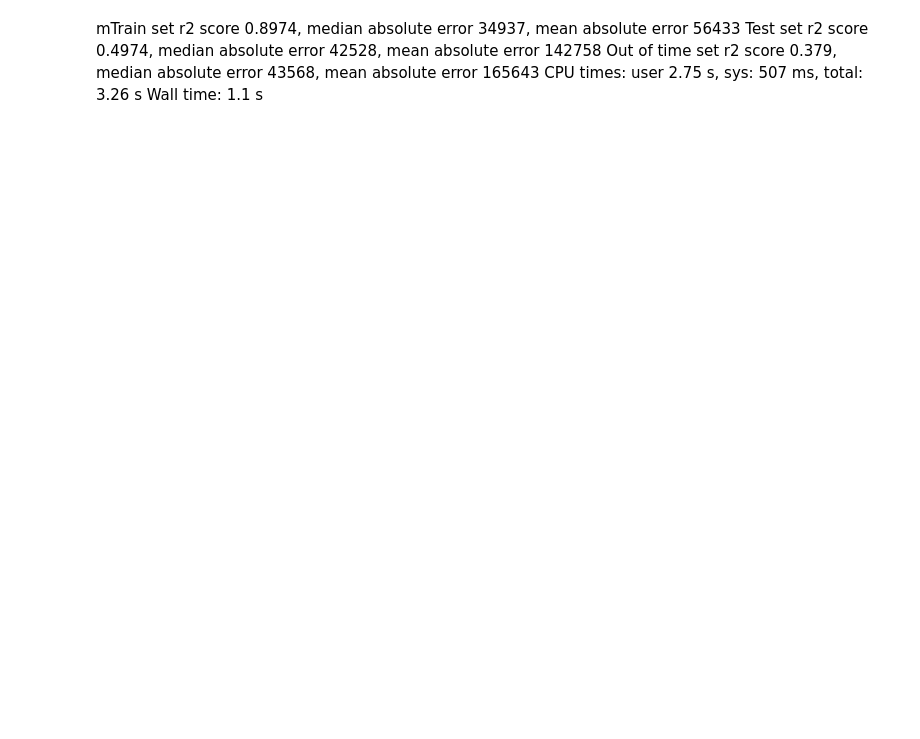
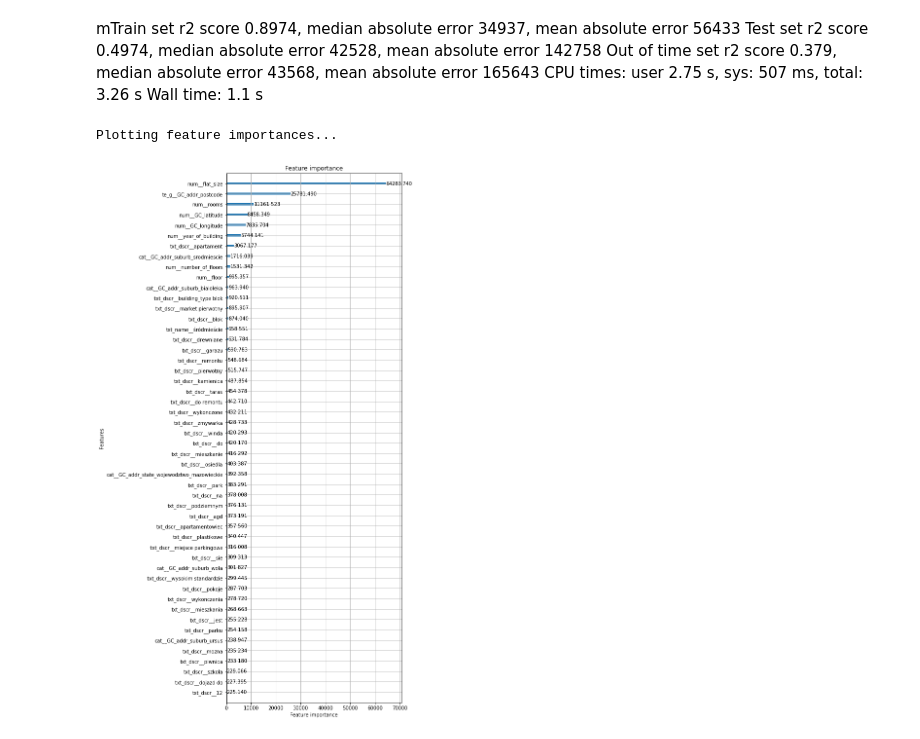
Before and after one commit to xSzpo/xFlats, a Jupyter notebook: app_mlmodel/DEVELOP_MODEL/04_train_notes.ipynb, the cells around one changed output. Saved outputs shown, nothing was run; the diff lists cells and outputs as text; code cells hidden in the pictures; blank space fills up the shorter version.

```diff
--- a/app_mlmodel/DEVELOP_MODEL/04_train_notes.ipynb
+++ b/app_mlmodel/DEVELOP_MODEL/04_train_notes.ipynb
@@ -43,26 +63,24 @@ GC_latitude != GC_latitude or (GC_latitude>51 and GC_latitude<52.5)
 # %%
-"""
 np.random.seed(666)
-
 
 pipe = make_pipeline(
     ColumnTransformer([
-        ('cat', helpers.transformColList(),["producer_name","GC_addr_suburb"]),
-        ('num', helpers.PassThroughOrReplace(),["flat_size","rooms","floor","number_of_floors","year_of_building"]),
-        ('num_G', helpers.PassThroughOrReplace(),["GC_latitude","GC_longitude"]),
-        #('te_G', CatBoostEncoder(), 'GC_addr_postcode'),
+        ('cat', helpers.transformColList(),['producer_name','GC_addr_road','GC_addr_neighbourhood',
+                                            'GC_addr_suburb','GC_addr_city','GC_addr_state','GC_addr_postcode',
+                                            'GC_addr_country']),
+        ('num', helpers.PassThroughOrReplace(),['flat_size','rooms','floor','number_of_floors',
+                                                'year_of_building','GC_latitude','GC_longitude']),
+        ('te_g', TargetEncoder(), 'GC_addr_postcode'),
+        ('txt_name', TfidfVectorizer(lowercase=True,
+                               ngram_range=(1,1),
+                               max_features=500,
+                               dtype=np.float32,
+                               binary = True,
+                               use_idf=False),'name'),
         ('txt_dscr', TfidfVectorizer(lowercase=True,
                                ngram_range=(1, 3),
                                max_features=3000,
                                dtype=np.float32,
                                use_idf=True),'description'),
-        ('txt_i', TfidfVectorizer(lowercase=True,
-                               ngram_range=(1, 3),
-                               max_features=3000,
-                               dtype=np.float32,
-                               binary = True,
-                               use_idf=False),'info'),
     ]),
-
     )
-"""
@@ -128,7 +112,7 @@ params = {'colsample_bytree': 0.6624318354159208, #feature_fraction
  'subsample_for_bin': 144116, #bin_construct_sample_cnt
  'subsample_freq': 0 #bagging_freq
          }
-model = lgb.LGBMRegressor(**params, objective='regression_l2', random_state=666)
+model = lgb.LGBMRegressor(**params, objective='huber', random_state=666)
 # %%
 %%time
 y_log = np.log1p( df_train.price.tolist())
@@ -171,3 +189,22 @@ Test set r2 score 0.4974, median absolute error 42528, mean absolute error 14275
 Out of time set  r2 score 0.379, median absolute error 43568, mean absolute error 165643
 CPU times: user 2.75 s, sys: 507 ms, total: 3.26 s
 Wall time: 1.1 s
+# %%
+import matplotlib
+import matplotlib.pyplot as plt
+import seaborn as sns
+from pandas.plotting import register_matplotlib_converters
+register_matplotlib_converters()
+%matplotlib inline
+
+print('Plotting feature importances...')
+def names(): return pipe.named_steps['columntransformer'].get_feature_names()
+model.booster_.feature_name = names
+fig, ax = plt.subplots(figsize=(10,20))
+fig.subplots_adjust(left=0.4)
+lgb.plot_importance(model, max_num_features=50, ax=ax, importance_type = 'gain')
+plt.yticks(fontsize=10)
+plt.show()
+# %% [output]
+Plotting feature importances...
+[figure, added]
```
Also changed, not shown: parts of 12 cells of this notebook, 3 other files.
